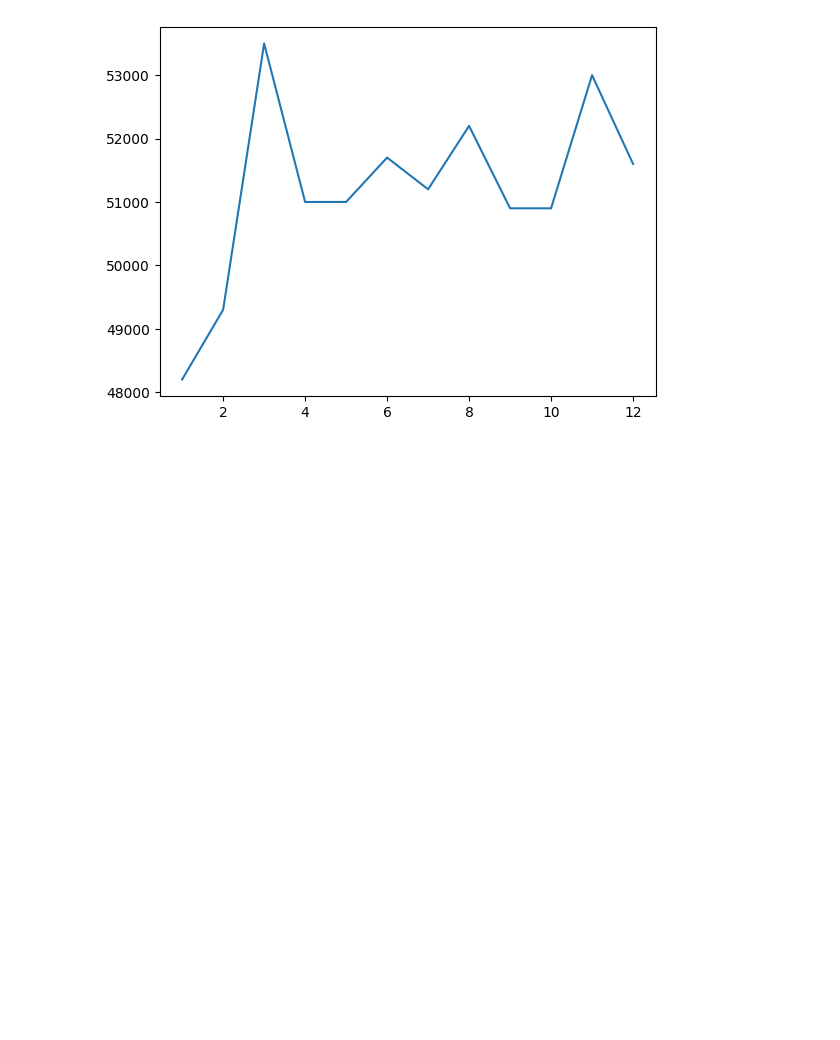
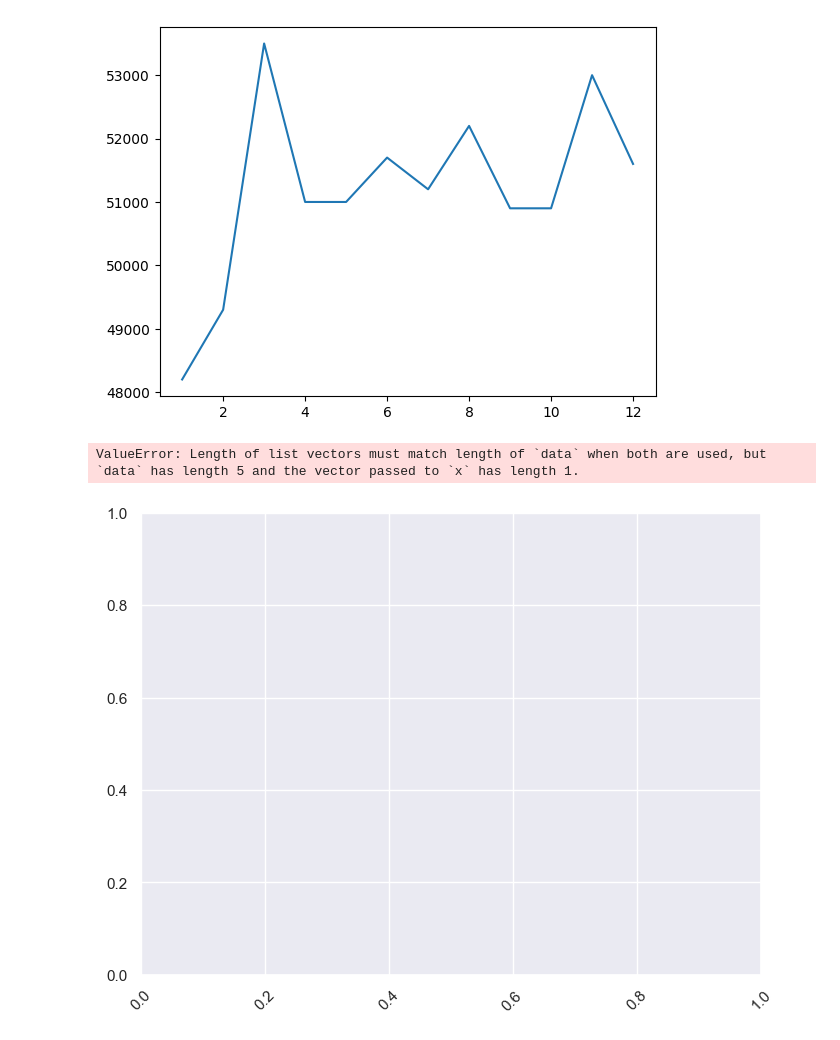
Before and after one commit to CapellaInfo/python_senai, a Jupyter notebook: PythonClass15/dashboardsPython.ipynb, the cells around one changed output. Drawn from its saved outputs; the diff is of its cells as text; code cells hidden in the pictures; blank space fills up the shorter version.

```diff
--- a/PythonClass15/dashboardsPython.ipynb
+++ b/PythonClass15/dashboardsPython.ipynb
@@ -104,3 +104,13 @@ plt.plot(meses, faturamento_mes, '-')
 # %% [output]
 [<matplotlib.lines.Line2D at 0x...>]
 [figure]
+# %%
+import seaborn as sns
+
+plt.figure(figsize=(8,6))
+plt.xticks(rotation=45)
+sns.set_theme(style="darkgrid")
+sns.lineplot(data=df_supermarket, x=['faturamento'], y=['mes'], color='red')
+# %% [output]
+ValueError: Length of list vectors must match length of `data` when both are used, but `data` has length 5 and the vector passed to `x` has length 1.
+[figure, added]
```
Also changed, not shown: parts of 1 cell of this notebook, 1 other file.
